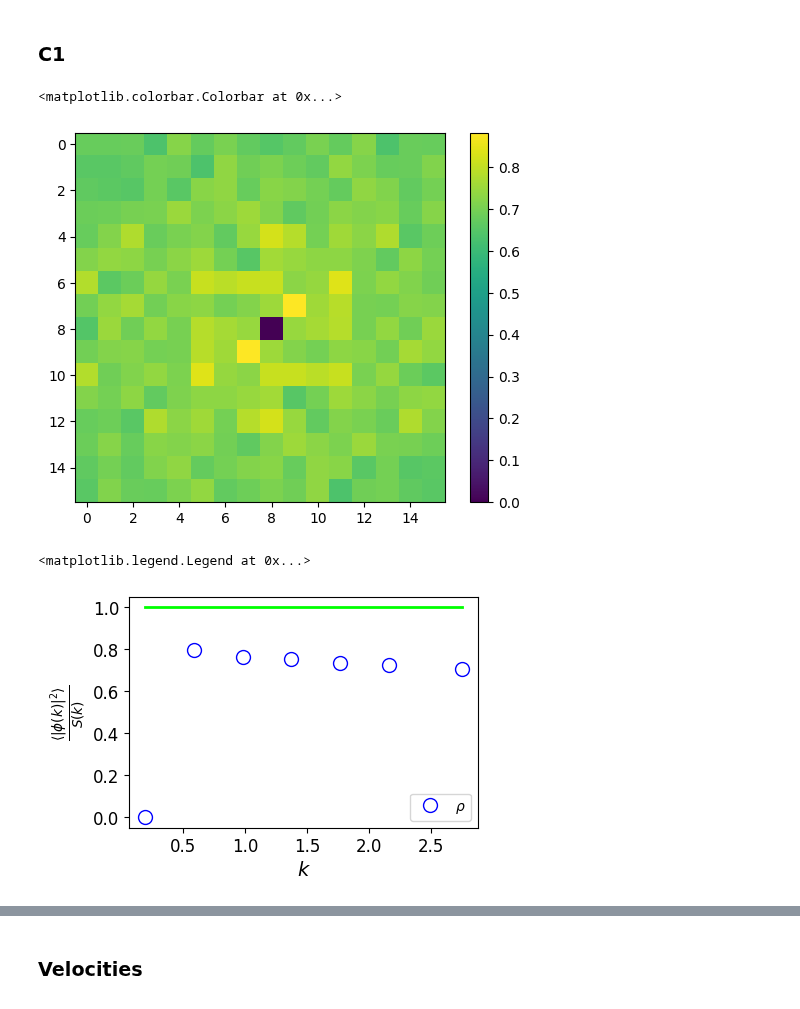
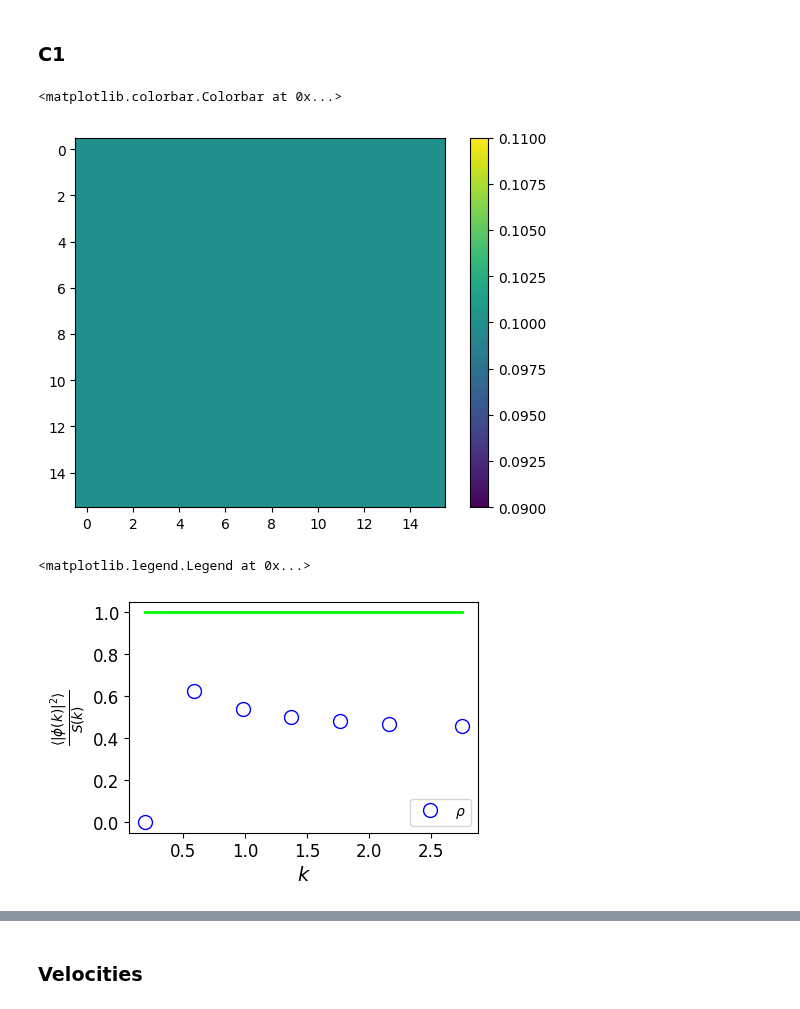
Before and after one commit to uschille/LBMeX, a Jupyter notebook: src_lbm/binary/analysis.ipynb, the cells around one changed output, grey strips where cells are left out. Drawn from its saved outputs; the diff is of its cells as text; code cells hidden in the pictures.

```diff
--- a/src_lbm/binary/analysis.ipynb
+++ b/src_lbm/binary/analysis.ipynb
@@ -162,7 +162,8 @@ def cs2k(kx, ky, kz, density, C0):
     return out
 
 def mu_c(density, C0):
-    return T*density/(C0*(density - C0)) - 2*Lambda/density
+    # return (-T*density*np.log((density - C0)/C0) - Lambda*(2.*C0 - density))/(2.*density)
+    return 0.5*(T*density/(C0*(density - C0)) - 2*Lambda/density)
 
 def mu_ck(kx, ky, kz, density, C0):
     ref_state = mu_c(density, C0)
@@ -388,16 +389,16 @@ fig.tight_layout()
 # %%
 freqs = fft.fftshift(fft.fftfreq(L))
 kx, ky, kz = np.meshgrid(*tuple([2*np.pi*freqs for L in [L, L, L]]), indexing='ij')
 experiment_muck = mu_ck(kx, ky, kz, 1.0, 0.5)
 data = [np.array(ad[('boxlib', 'struct_fact_phi_phi')]).reshape(L, L, L)]
 
 test = data[0]*experiment_muck
 
-plt.imshow(test[L//2])
+plt.imshow(experiment_muck[L//2])
 plt.colorbar()
 # %% [output]
 <matplotlib.colorbar.Colorbar at 0x...>
-[figure, old version]
+[figure, new version]
 # %%
 data = [np.array(ad[('boxlib', 'struct_fact_phi_phi')]).reshape(L, L, L)]
 
@@ -432,7 +433,7 @@ ax.legend()
 # ax.set_ylim([0.7, 0.8])
 # %% [output]
 <matplotlib.legend.Legend at 0x...>
-[figure, old version]
+[figure, new version]
 # %%
 sz = 4
 fig, tax = plt.subplots(1, 1, figsize = (sz, sz), subplot_kw={'projection': 'polar'})
```
Also changed, not shown: parts of 6 cells of this notebook, 6 other files.
